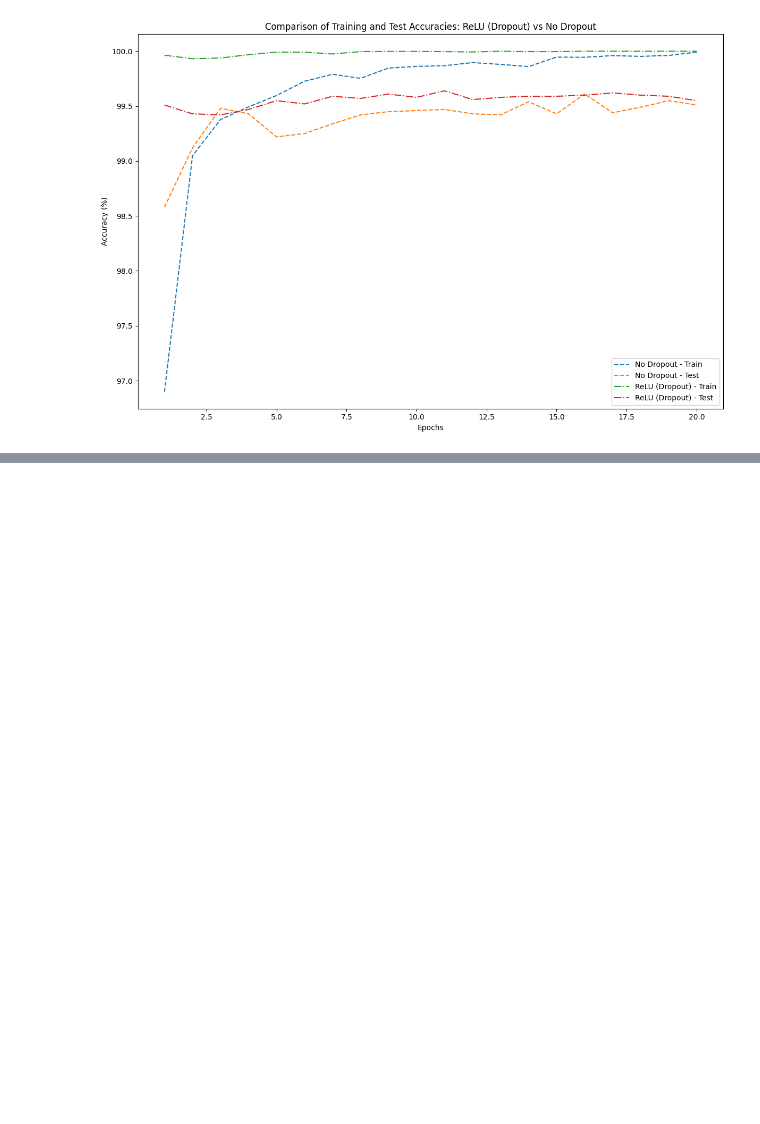
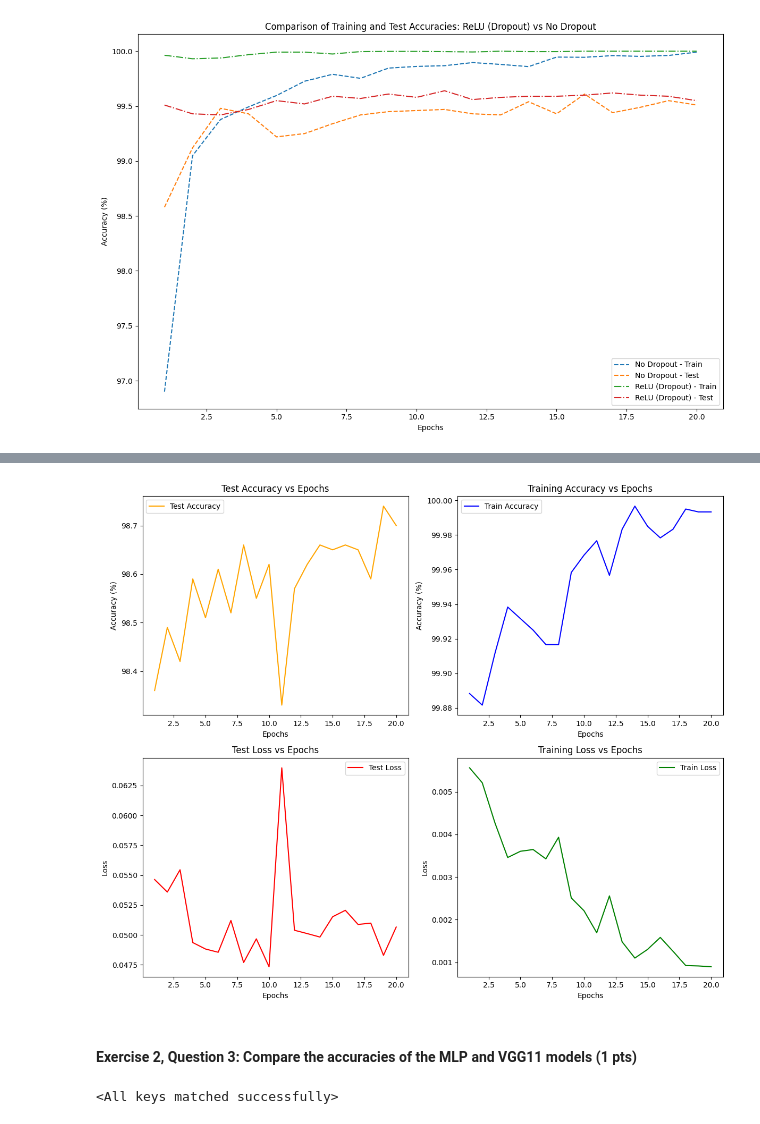
Before and after one commit to benymaxparsa/Concordia-COMP6321-MachineLearning, a Jupyter notebook: Assignment 4/ParsaKamalipour_COMP6321_A4.ipynb, the cells around one changed output, grey strips where cells are left out. Cells and saved outputs as stored; diff of their text form; code cells hidden in the pictures; blank space fills up the shorter version.

```diff
--- a/Assignment 4/ParsaKamalipour_COMP6321_A4.ipynb
+++ b/Assignment 4/ParsaKamalipour_COMP6321_A4.ipynb
@@ -1104,0 +1300,4 @@ plt.show()
+# %%
+# Train and test the model
+print("\nTraining the MLP model:")
+train_acc, test_acc, train_loss, test_loss = train_test_model(model, optimizer, criterion, trainloader, testloader, epochs=20)
@@ -1104,0 +1322,44 @@ plt.show()
+# %%
+# Plot training and test accuracies
+epochs_range = range(1, 21)
+plt.figure(figsize=(12, 10))
+
+# Test Accuracy vs Epochs
+plt.subplot(2, 2, 1)
+plt.plot(epochs_range, test_acc, label='Test Accuracy', color='orange')
+plt.xlabel('Epochs')
+plt.ylabel('Accuracy (%)')
+plt.title('Test Accuracy vs Epochs')
+plt.legend()
+
+# Training Accuracy vs Epochs
+plt.subplot(2, 2, 2)
+plt.plot(epochs_range, train_acc, label='Train Accuracy', color='blue')
+plt.xlabel('Epochs')
+plt.ylabel('Accuracy (%)')
+plt.title('Training Accuracy vs Epochs')
+plt.legend()
+
+# Test Loss vs Epochs
+plt.subplot(2, 2, 3)
+plt.plot(epochs_range, test_loss, label='Test Loss', color='red')
+plt.xlabel('Epochs')
+plt.ylabel('Loss')
+plt.title('Test Loss vs Epochs')
+plt.legend()
+
+# Training Loss vs Epochs
+plt.subplot(2, 2, 4)
+plt.plot(epochs_range, train_loss, label='Train Loss', color='green')
+plt.xlabel('Epochs')
+plt.ylabel('Loss')
+plt.title('Training Loss vs Epochs')
+plt.legend()
+
+plt.tight_layout()
+plt.savefig('mlp_training_plots.png')
+plt.show()
+# %% [output]
+[figure, added]
+# %% [markdown]
+#### Exercise 2, Question 3: Compare the accuracies of the MLP and VGG11 models (1 pts)
@@ -1104,0 +1380,9 @@ plt.show()
+# %%
+# Load the models
+mlp_model = MLP().to(device)
+vgg11_model = VGG11().to(device)
+
+mlp_model.load_state_dict(torch.load('./mlp_mnist.pth', map_location=device))
+vgg11_model.load_state_dict(torch.load('./vgg11_mnist.pth', map_location=device))
+# %% [output]
+<All keys matched successfully>
```
Also changed, not shown: parts of 25 cells of this notebook, 9 other files.
